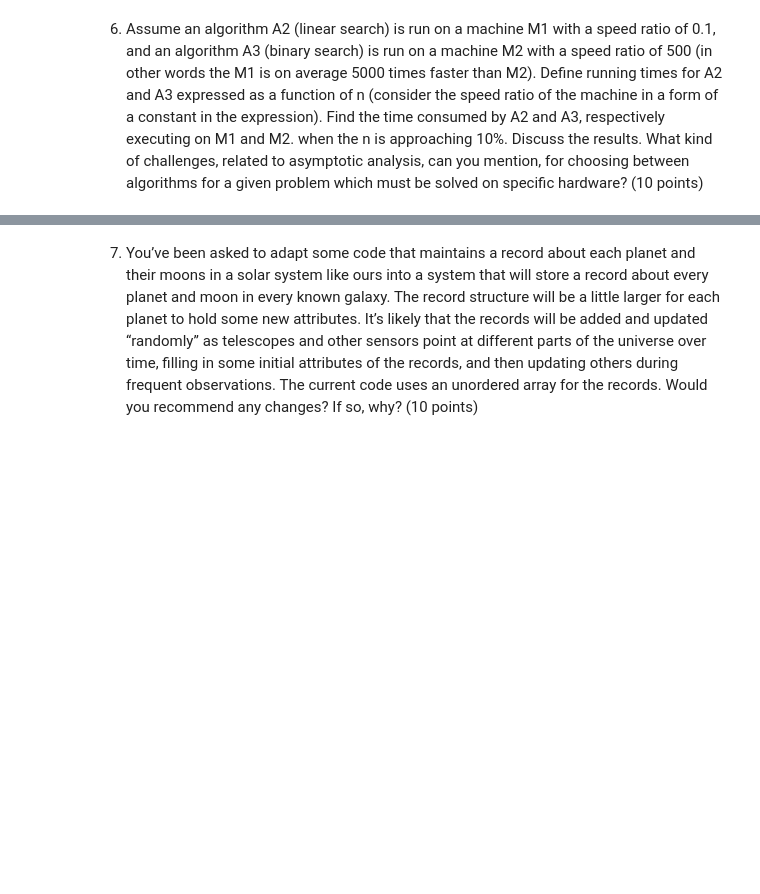
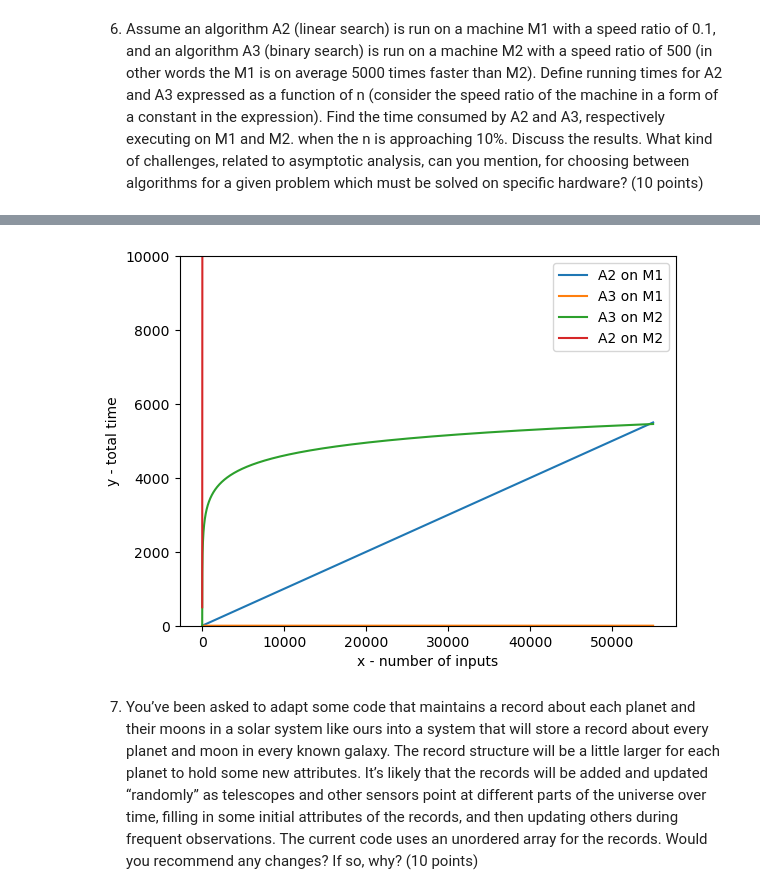
Before and after one commit to CarstenOst/mandatory1, a Jupyter notebook: Mandatory_1_IS_211.ipynb, the cells around one changed output, grey strips where cells are left out. Saved outputs shown, nothing was run; the diff lists cells and outputs as text; code cells hidden in the pictures; blank space fills up the shorter version.

```diff
--- a/Mandatory_1_IS_211.ipynb
+++ b/Mandatory_1_IS_211.ipynb
@@ -413,3 +439,44 @@ A3 is faster or equal to 10% after n = 4168
+# %%
+# Normally I would use the pascalCase naming convention as I formerly have coded alot in ASP.NET
+# Now this is changed to snake_case to make it a little easier to read
+# This class is made to simplify the former codeblock, and make it reusable with lambdas
+class Algorithm:
+    def __init__(self, run_time_function, speed_ratio):
+        self.run_time_function = run_time_function
+        self.speed_ratio = speed_ratio
+
+    def run(self, n):
+        return self.speed_ratio * self.run_time_function(n)
+
+    @staticmethod
+    def predefinedMachines():
+        m1 = Algorithm(lambda n: n, 0.1)
+        a3_on_m1 = Algorithm(lambda n: LOG_N(n), 0.1)
+
+        m2 = Algorithm(lambda n: LOG_N(n), 500)
+        a2_on_m2 = Algorithm(lambda n: n, 500)
+
+        n = range(1, 55000)
+        m1_times = [m1.run(i) for i in n]
+        a3_m1_times = [a3_on_m1.run(i) for i in n]
+
+        m2_times = [m2.run(i) for i in n]
+        a2_m2_times = [a2_on_m2.run(i) for i in n]
+
+        plt.plot(n, m1_times, label="A2 on M1")
+        plt.plot(n, a3_m1_times, label="A3 on M1")
+
+        plt.plot(n, m2_times, label="A3 on M2")
+        plt.plot(n, a2_m2_times, label="A2 on M2")
+        plt.xlabel('x - number of inputs')
+        plt.ylabel('y - total time')
+        plt.ylim([0, 10000])
+        plt.legend()
+        plt.show()
+
+Algorithm.predefinedMachines()
+# %% [output]
+[figure, added]
 # %% [markdown]
 7. You’ve been asked to adapt some code that maintains a record about each planet and their moons in a solar system like ours into a system that will store a record about every planet and moon in every known galaxy. The record structure will be a little larger for each planet to hold some new attributes. It’s likely that the records will be added and updated “randomly” as telescopes and  other  sensors  point  at  different  parts  of  the  universe  over  time,  filling  in  some  initial attributes of the records, and then updating others during frequent observations. The current code uses an unordered array for the records. Would you recommend any changes? If so, why? (10 points)
 # %% [markdown]
```
Also changed, not shown: parts of 11 cells of this notebook.
